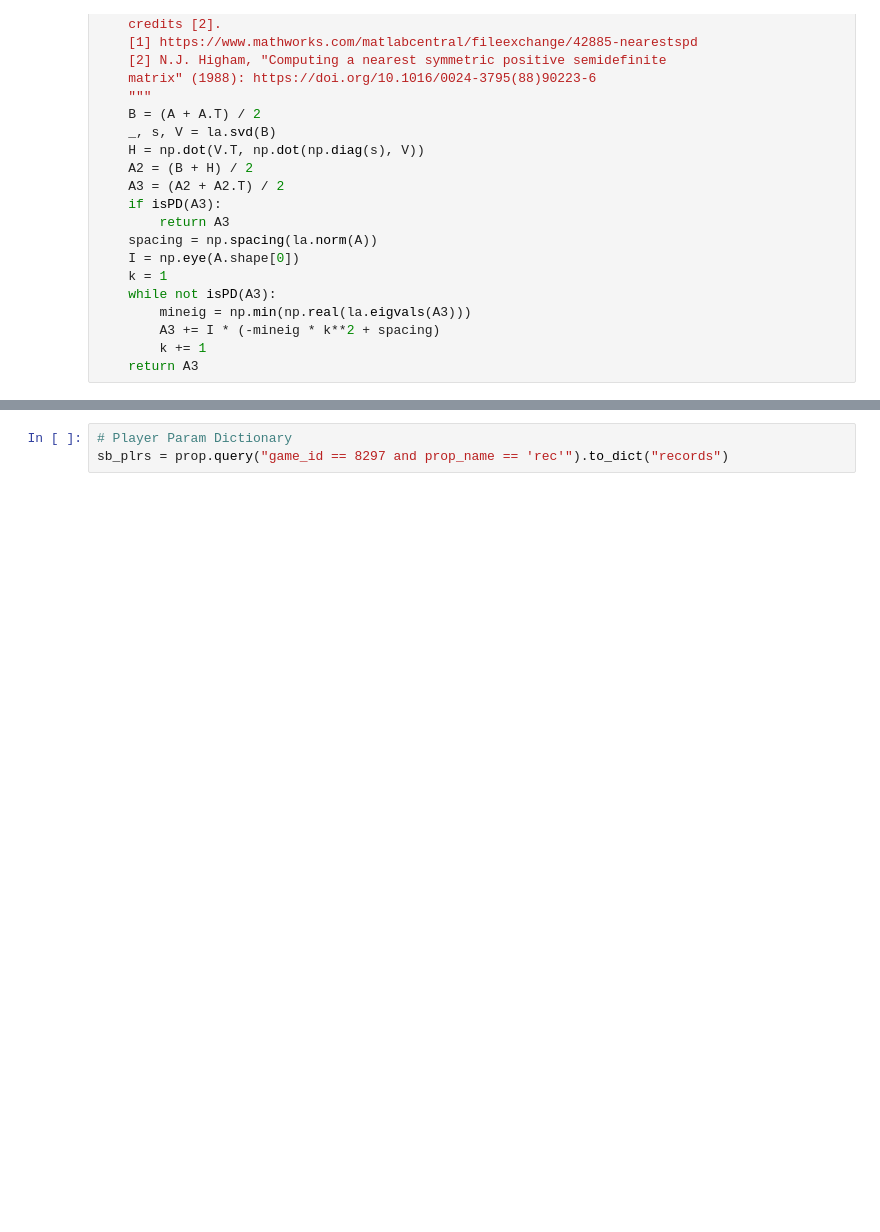
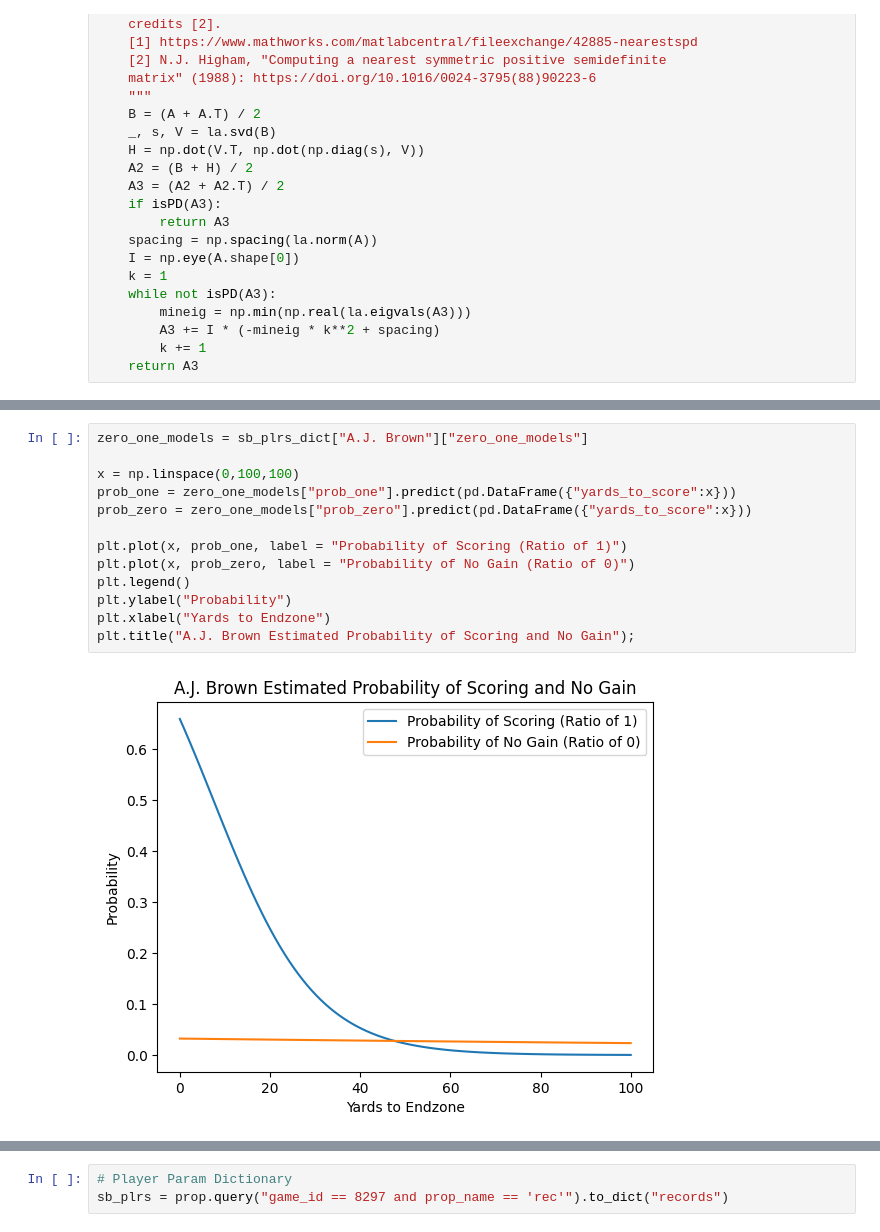
Before and after one commit to masonyahrFD/super_bowl_props, a Jupyter notebook: markets/longest_reception.ipynb, the cells around one changed output, grey strips where cells are left out. Saved outputs shown, nothing was run; the diff lists cells and outputs as text; blank space fills up the shorter version.

```diff
--- a/markets/longest_reception.ipynb
+++ b/markets/longest_reception.ipynb
@@ -249,0 +669,15 @@ corr_mat = proj\
+# %%
+zero_one_models = sb_plrs_dict["A.J. Brown"]["zero_one_models"]
+
+x = np.linspace(0,100,100)
+prob_one = zero_one_models["prob_one"].predict(pd.DataFrame({"yards_to_score":x}))
+prob_zero = zero_one_models["prob_zero"].predict(pd.DataFrame({"yards_to_score":x}))
+
+plt.plot(x, prob_one, label = "Probability of Scoring (Ratio of 1)")
+plt.plot(x, prob_zero, label = "Probability of No Gain (Ratio of 0)")
+plt.legend()
+plt.ylabel("Probability")
+plt.xlabel("Yards to Endzone")
+plt.title("A.J. Brown Estimated Probability of Scoring and No Gain");
+# %% [output]
+[figure, added]
```
Also changed, not shown: parts of 38 cells of this notebook, 4 other files.
